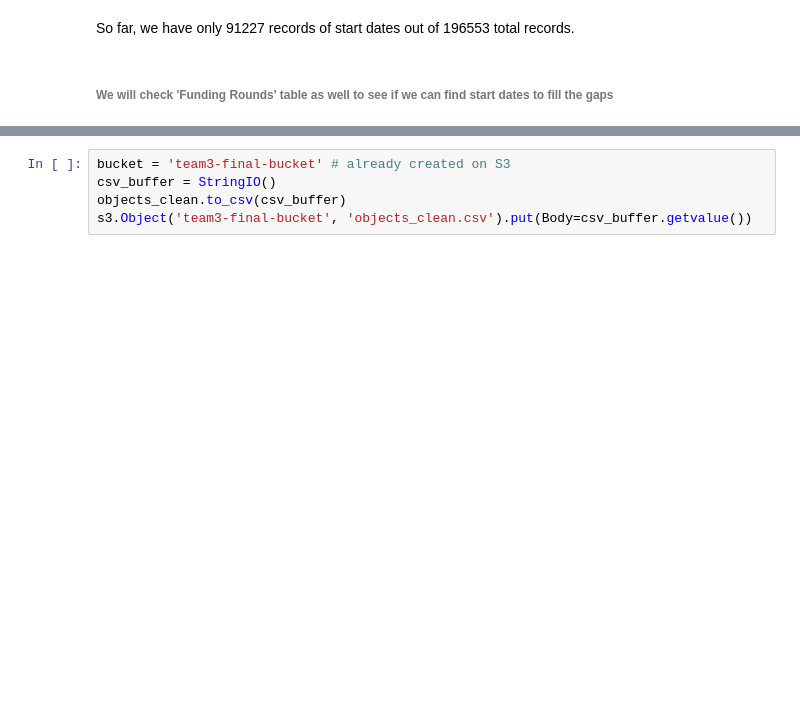
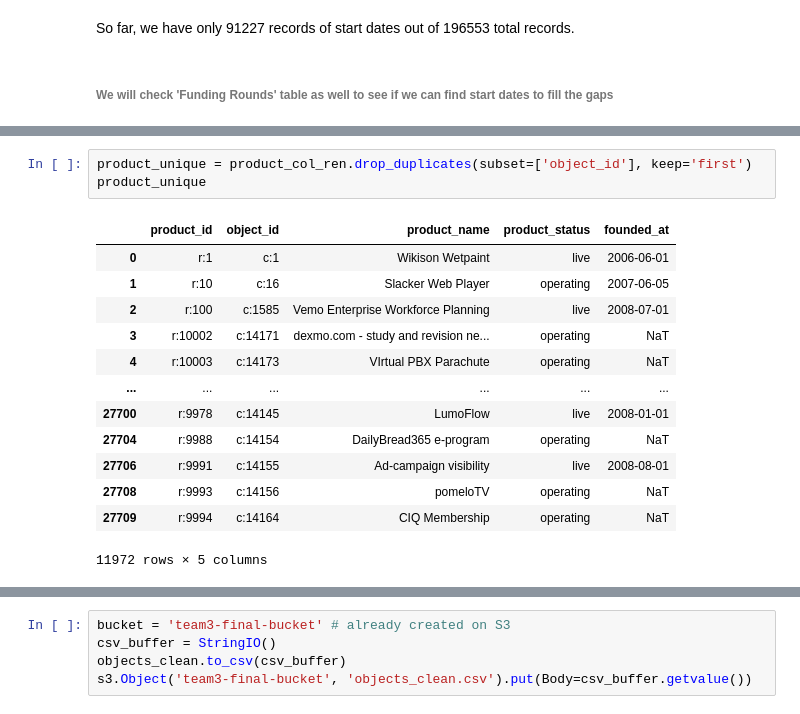
Before and after one commit to PaulIsenberg/FWIP_Venture, a Jupyter notebook: ETL_Winston_copy_transformation.ipynb, the cells around one changed output, grey strips where cells are left out. Cells and saved outputs as stored; diff of their text form; blank space fills up the shorter version.

```diff
--- a/ETL_Winston_copy_transformation.ipynb
+++ b/ETL_Winston_copy_transformation.ipynb
@@ -763,0 +851,17 @@ So far, we have only 91227 records of start dates out of 196553 total records.
+# %%
+product_unique = product_col_ren.drop_duplicates(subset=['object_id'], keep='first')
+product_unique
+# %% [output]
+|  | product_id | object_id | product_name | product_status | founded_at |
+| 0 | r:1 | c:1 | Wikison Wetpaint | live | 2006-06-01 |
+| 1 | r:10 | c:16 | Slacker Web Player | operating | 2007-06-05 |
+| 2 | r:100 | c:1585 | Vemo Enterprise Workforce Planning | live | 2008-07-01 |
+| 3 | r:10002 | c:14171 | dexmo.com - study and revision ne... | operating | NaT |
+| 4 | r:10003 | c:14173 | VIrtual PBX Parachute | operating | NaT |
+| ... | ... | ... | ... | ... | ... |
+| 27700 | r:9978 | c:14145 | LumoFlow | live | 2008-01-01 |
+| 27704 | r:9988 | c:14154 | DailyBread365 e-program | operating | NaT |
+| 27706 | r:9991 | c:14155 | Ad-campaign visibility | live | 2008-08-01 |
+| 27708 | r:9993 | c:14156 | pomeloTV | operating | NaT |
+| 27709 | r:9994 | c:14164 | CIQ Membership | operating | NaT |
+11972 rows × 5 columns
```
Also changed, not shown: parts of 15 cells of this notebook.
